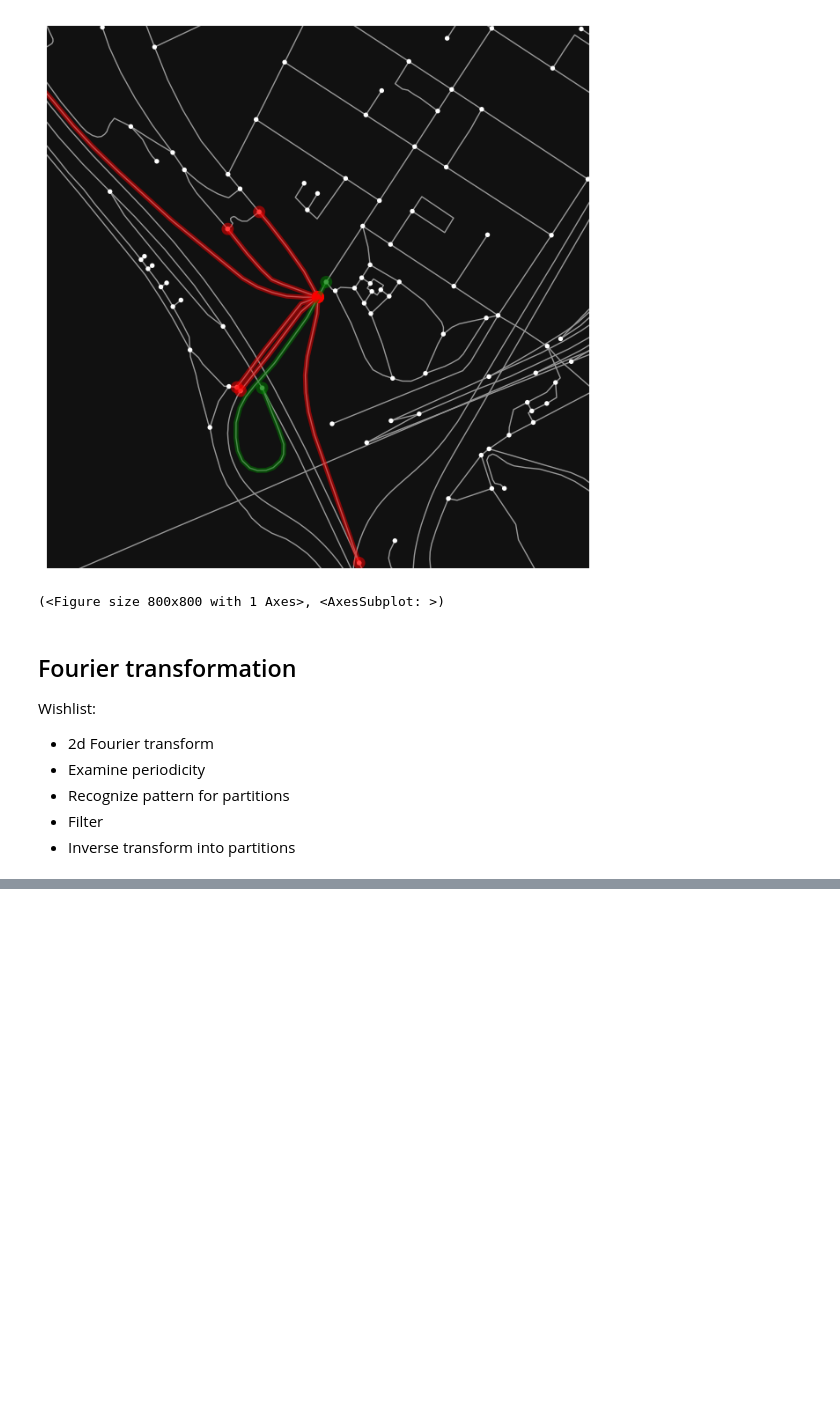
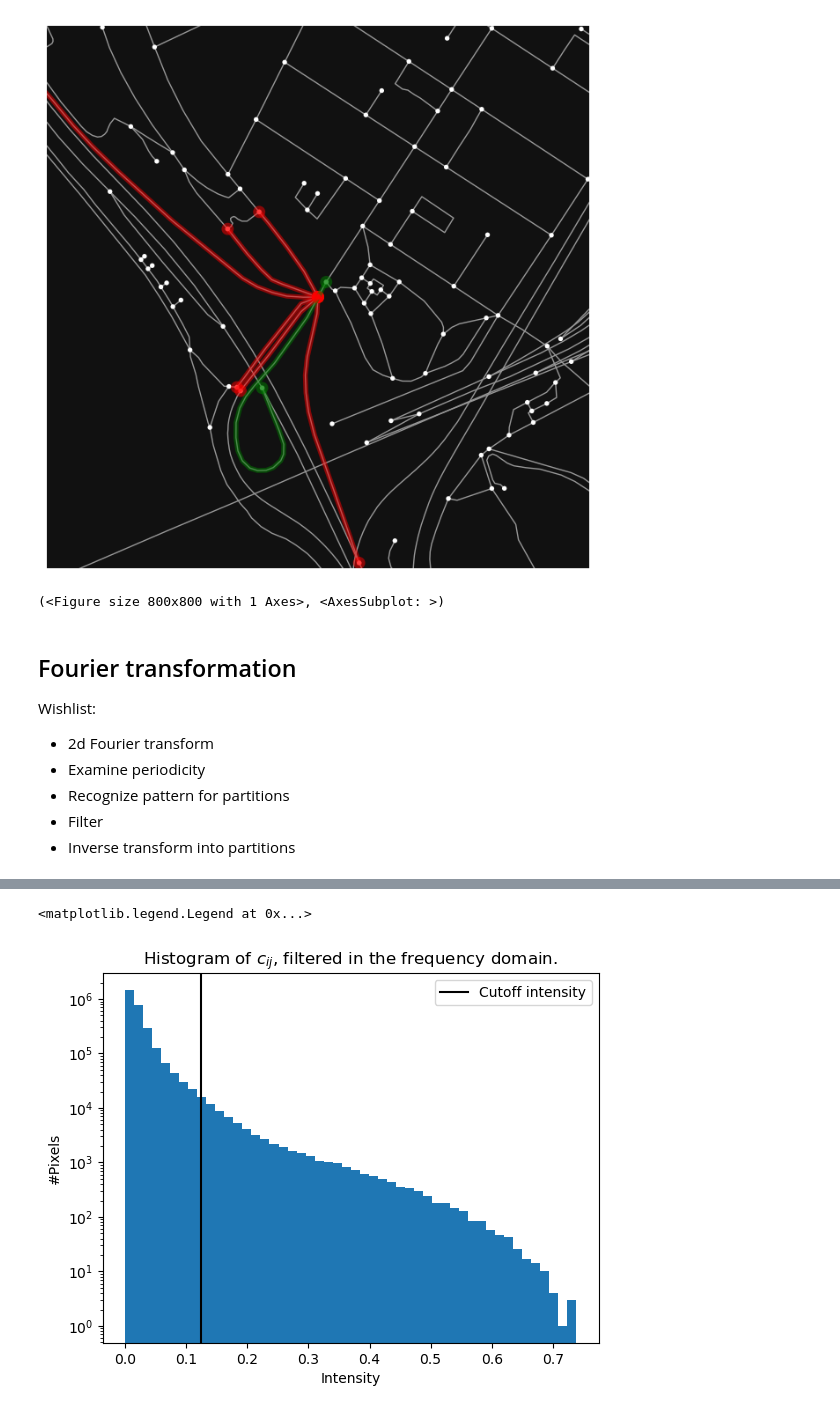
Before and after one commit to NERDSITU/superblockify, a Jupyter notebook: TestingNotebooks/20221025-Find_Grids.ipynb, the cells around one changed output, grey strips where cells are left out. Cells and saved outputs as stored; diff of their text form; code cells hidden in the pictures; blank space fills up the shorter version.

```diff
--- a/TestingNotebooks/20221025-Find_Grids.ipynb
+++ b/TestingNotebooks/20221025-Find_Grids.ipynb
@@ -252,0 +305,11 @@ plt.imshow(c, interpolation=None)
+# %%
+n, _, _ = plt.hist(abs(c_ifft_filtered).flatten(), bins=50, log=True)
+plt.axvline(5 * abs(c_ifft_filtered).mean(), color='black',
+            label="Cutoff intensity")
+plt.title('Histogram of $c_{ij}$, filtered in the frequency domain.')
+plt.xlabel("Intensity")
+plt.ylabel("#Pixels")
+plt.legend()
+# %% [output]
+<matplotlib.legend.Legend at 0x...>
+[figure, added]
```
Also changed, not shown: parts of 19 cells of this notebook.
